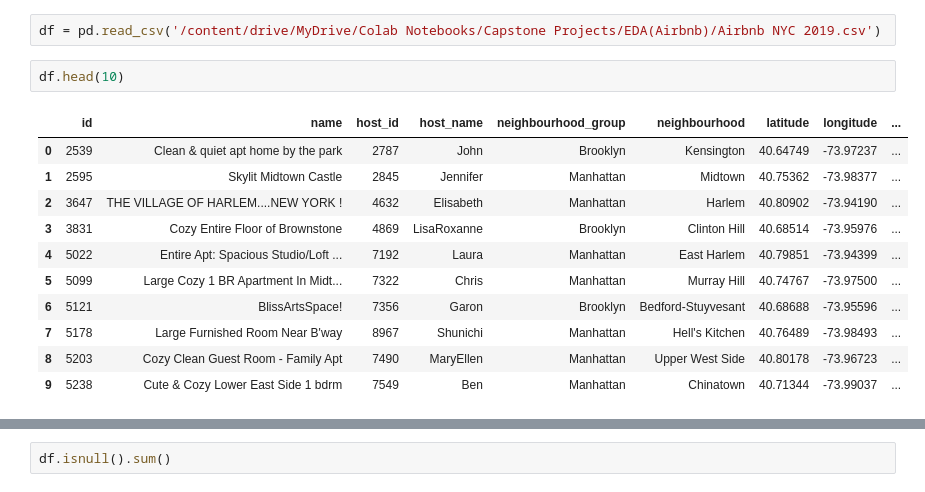
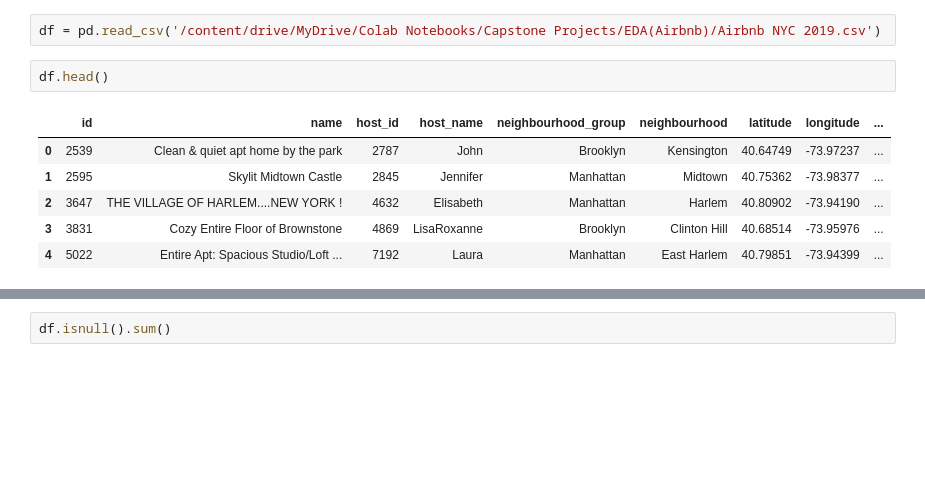
Before and after one commit to anshu57/Airbnb-booking-analysis, a Jupyter notebook: Airbnb_Bookings_Analysis_Capstone_Project.ipynb, the cells around one changed output, grey strips where cells are left out. Saved outputs shown, nothing was run; the diff lists cells and outputs as text; blank space fills up the shorter version.

```diff
--- a/Airbnb_Bookings_Analysis_Capstone_Project.ipynb
+++ b/Airbnb_Bookings_Analysis_Capstone_Project.ipynb
@@ -23,17 +22,12 @@ Drive already mounted at /content/drive; to attempt to forcibly remount, call dr
 # %%
 df = pd.read_csv('/content/drive/MyDrive/Colab Notebooks/Capstone Projects/EDA(Airbnb)/Airbnb NYC 2019.csv')
 # %%
-df.head(10)
+df.head()
 # %% [output]
 |  | id | name | host_id | host_name | neighbourhood_group | neighbourhood | latitude | longitude | ... |
 | 0 | 2539 | Clean & quiet apt home by the park | 2787 | John | Brooklyn | Kensington | 40.64749 | -73.97237 | ... |
 | 1 | 2595 | Skylit Midtown Castle | 2845 | Jennifer | Manhattan | Midtown | 40.75362 | -73.98377 | ... |
 | 2 | 3647 | THE VILLAGE OF HARLEM....NEW YORK ! | 4632 | Elisabeth | Manhattan | Harlem | 40.80902 | -73.94190 | ... |
 | 3 | 3831 | Cozy Entire Floor of Brownstone | 4869 | LisaRoxanne | Brooklyn | Clinton Hill | 40.68514 | -73.95976 | ... |
 | 4 | 5022 | Entire Apt: Spacious Studio/Loft ... | 7192 | Laura | Manhattan | East Harlem | 40.79851 | -73.94399 | ... |
-| 5 | 5099 | Large Cozy 1 BR Apartment In Midt... | 7322 | Chris | Manhattan | Murray Hill | 40.74767 | -73.97500 | ... |
-| 6 | 5121 | BlissArtsSpace! | 7356 | Garon | Brooklyn | Bedford-Stuyvesant | 40.68688 | -73.95596 | ... |
-| 7 | 5178 | Large Furnished Room Near B'way | 8967 | Shunichi | Manhattan | Hell's Kitchen | 40.76489 | -73.98493 | ... |
-| 8 | 5203 | Cozy Clean Guest Room - Family Apt | 7490 | MaryEllen | Manhattan | Upper West Side | 40.80178 | -73.96723 | ... |
-| 9 | 5238 | Cute & Cozy Lower East Side 1 bdrm | 7549 | Ben | Manhattan | Chinatown | 40.71344 | -73.99037 | ... |
 # %%
```
Also changed, not shown: parts of 18 cells of this notebook.
